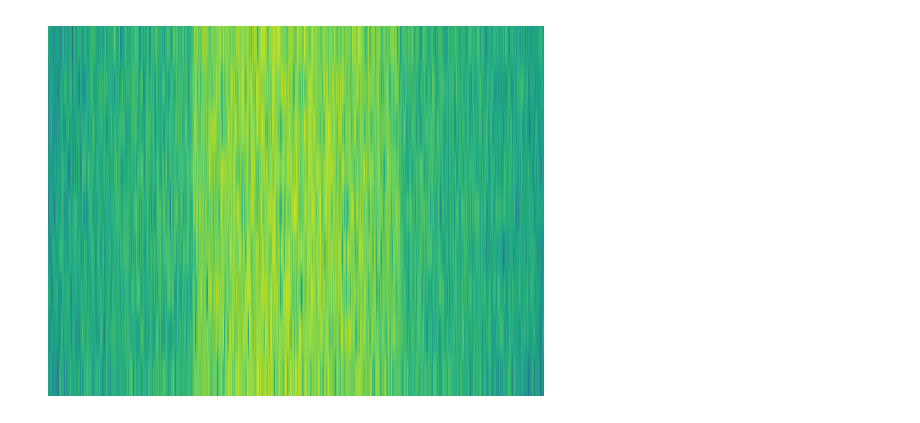
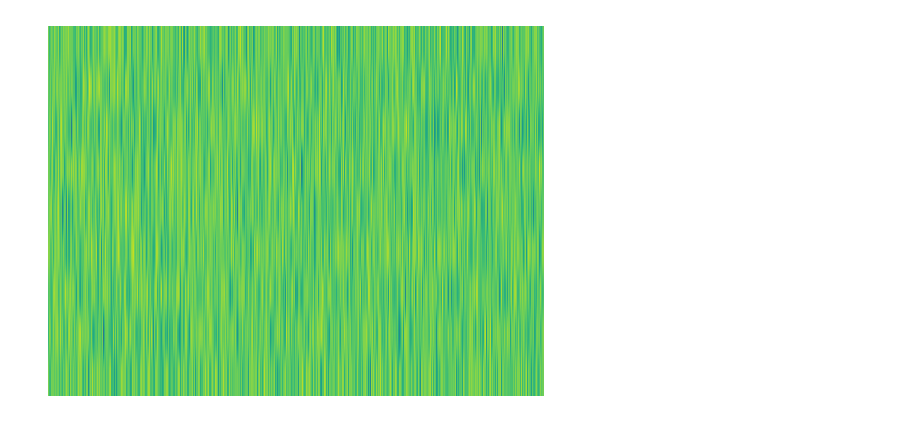
Before and after one commit to Varots/My_thesis, a Jupyter notebook: Waterfall_generator.ipynb, the cells around one changed output. Cells and saved outputs as stored; diff of their text form; code cells hidden in the pictures.

```diff
--- a/Waterfall_generator.ipynb
+++ b/Waterfall_generator.ipynb
@@ -3,21 +3,21 @@ import numpy as np
 import pandas as pd
 import matplotlib.pyplot as plt
 # %%
-file = np.fromfile(open("tx_channel"), dtype=np.complex64) ## empty channel case
+file = np.fromfile(open("jammed_channel"), dtype=np.complex64) ## empty channel case
 samp_rate=41.44*10e6
 fc=2.56*10e9
 bandwidth=18.43*10e6
-x=file[0:10000]
+x=file[30000:40000]
 fft_size = 1024
 num_rows = len(x) // fft_size # // is an integer division which rounds down
 spectrogram = np.zeros((num_rows, fft_size))
 for i in range(num_rows):
     spectrogram[i,:] = np.log10(np.abs(np.fft.fftshift(np.fft.fft(x[i*fft_size:(i+1)*fft_size])))**2)
 
 plt.imshow(spectrogram, aspect='auto', extent = [samp_rate/-2/1e6, samp_rate/2/1e6, 0, len(x)/samp_rate])
 plt.axis("off")
 plt.xlabel("Frequency")
 plt.ylabel("Time")
 plt.show()
 # %% [output]
-[figure, old version]
+[figure, new version]
```
Also changed, not shown: parts of 2 cells of this notebook.
